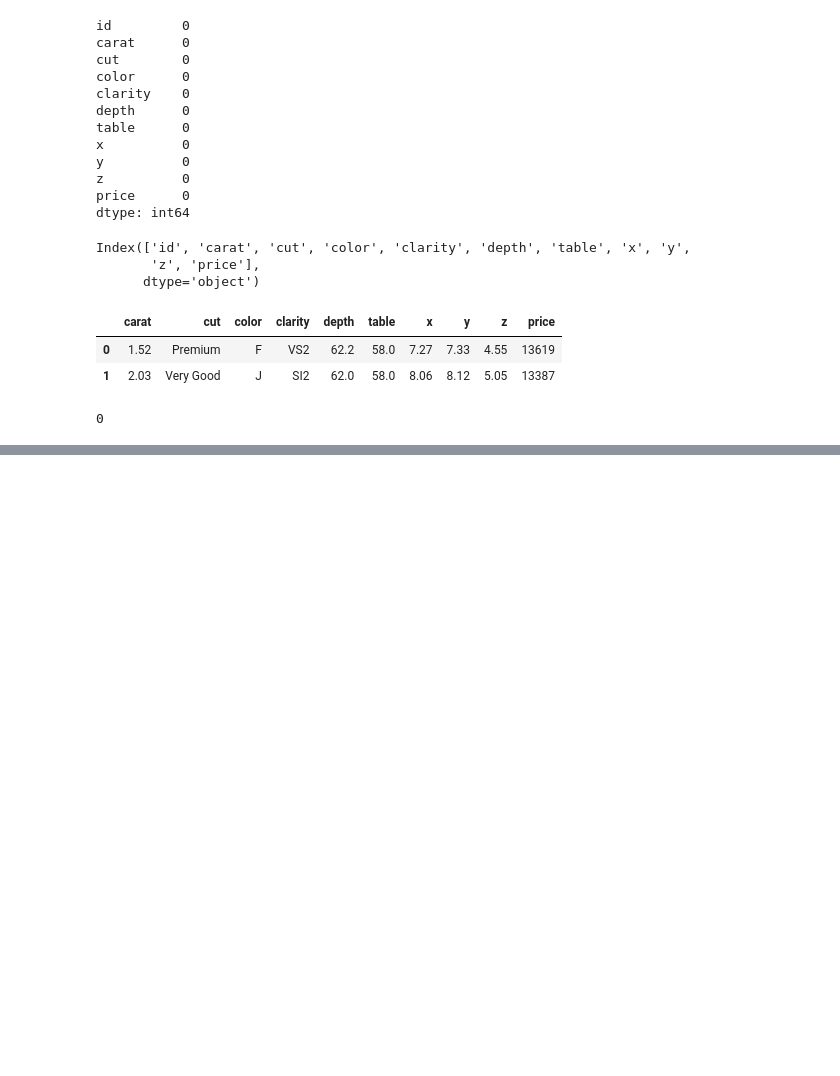
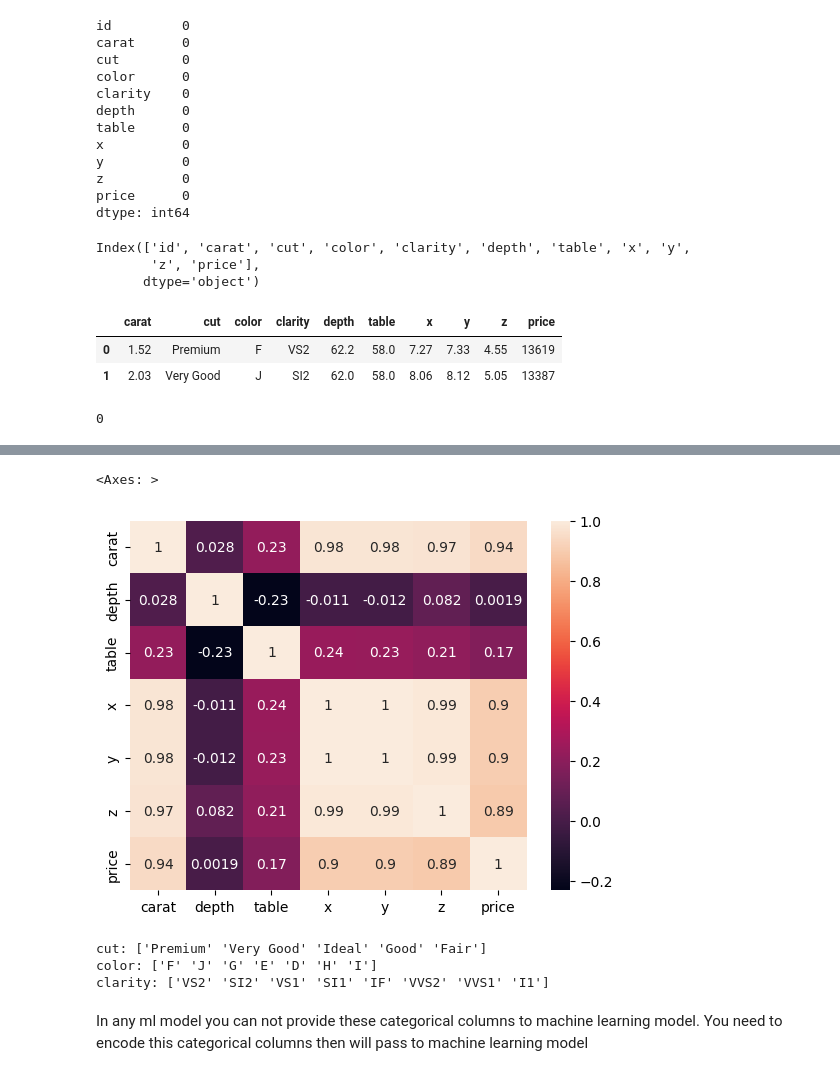
Before and after one commit to NeseUygun/ML_END_TO_END_PROJECT, a Jupyter notebook: notebook/EDA.ipynb, the cells around one changed output, grey strips where cells are left out. Drawn from its saved outputs; the diff is of its cells as text; code cells hidden in the pictures; blank space fills up the shorter version.

```diff
--- a/notebook/EDA.ipynb
+++ b/notebook/EDA.ipynb
@@ -91,0 +168,4 @@ df.duplicated().sum()
+# %%
+# create data that contains numerical columns
+data_num = df[numerical_columns]
+data_num
@@ -91,0 +204,17 @@ df.duplicated().sum()
+# %%
+## correlation
+sns.heatmap(data_num.corr(),annot=True)
+# %% [output]
+<Axes: >
+[figure, added]
+# %%
+#find unique values in categorical data columns
+for i in data_cat.columns:
+    print(f"{i}: {data_cat[i].unique()}")
+# %% [output]
+cut: ['Premium' 'Very Good' 'Ideal' 'Good' 'Fair']
+color: ['F' 'J' 'G' 'E' 'D' 'H' 'I']
+clarity: ['VS2' 'SI2' 'VS1' 'SI1' 'IF' 'VVS2' 'VVS1' 'I1']
+# %% [markdown]
+In any ml model you can not provide these categorical columns to machine learning model.
+You need to encode this categorical columns then will pass to machine learning model
```
Also changed, not shown: parts of 11 cells of this notebook.
